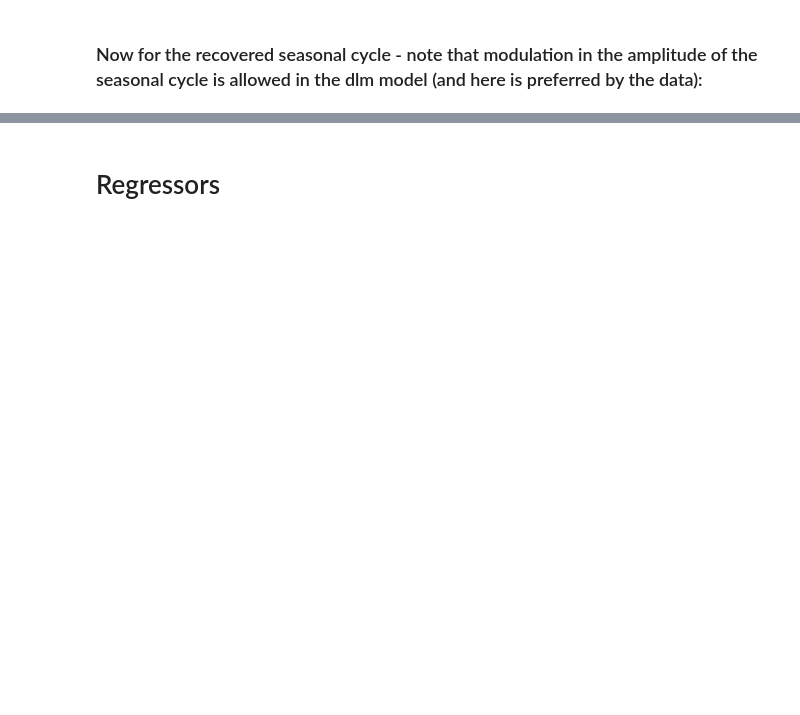
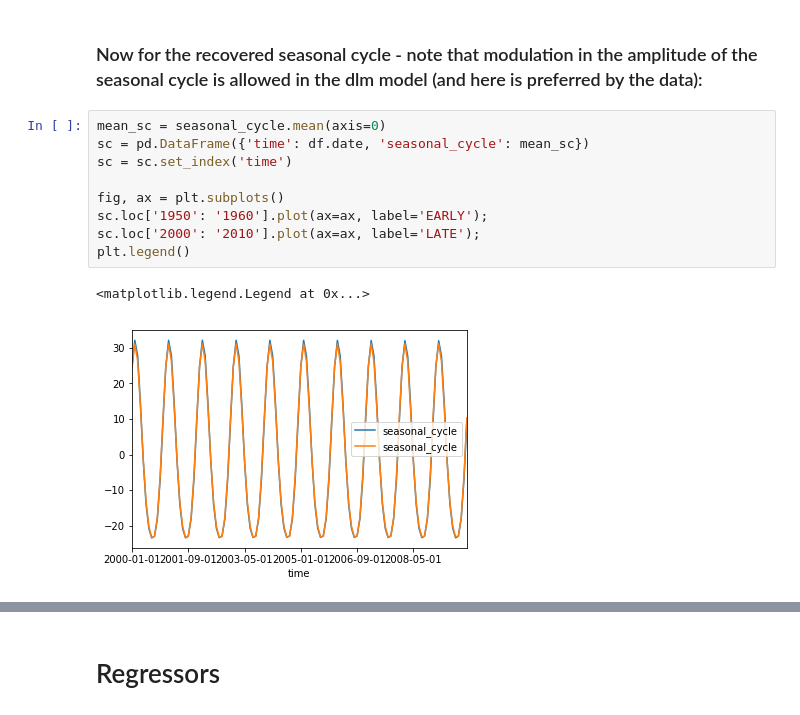
Before and after one commit to tommylees112/hydro-mini-hack, a Jupyter notebook: dlm_thames_flow.ipynb, the cells around one changed output, grey strips where cells are left out. Saved outputs shown, nothing was run; the diff lists cells and outputs as text; blank space fills up the shorter version.

```diff
--- a/dlm_thames_flow.ipynb
+++ b/dlm_thames_flow.ipynb
@@ -302,2 +361,14 @@ plt.show()
 # %% [markdown]
 ### Now for the recovered seasonal cycle - note that modulation in the amplitude of the seasonal cycle is allowed in the dlm model (and here is preferred by the data):
+# %%
+mean_sc = seasonal_cycle.mean(axis=0)
+sc = pd.DataFrame({'time': df.date, 'seasonal_cycle': mean_sc})
+sc = sc.set_index('time')
+
+fig, ax = plt.subplots()
+sc.loc['1950': '1960'].plot(ax=ax, label='EARLY');
+sc.loc['2000': '2010'].plot(ax=ax, label='LATE');
+plt.legend()
+# %% [output]
+<matplotlib.legend.Legend at 0x...>
+[figure, added]
```
Also changed, not shown: parts of 17 cells of this notebook, 1 other file.
